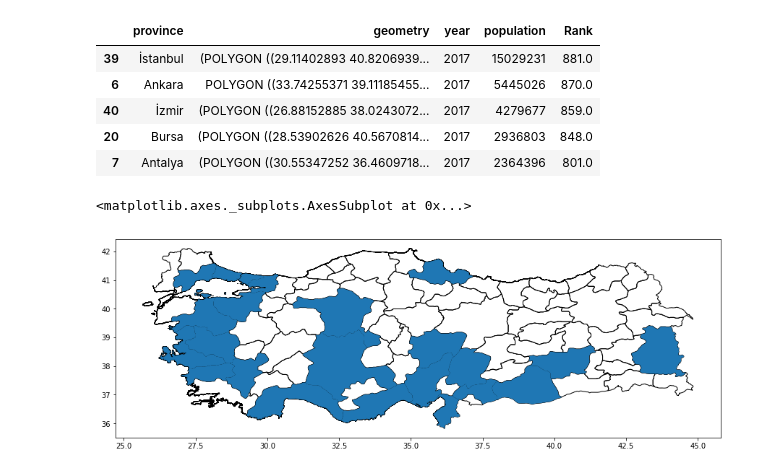
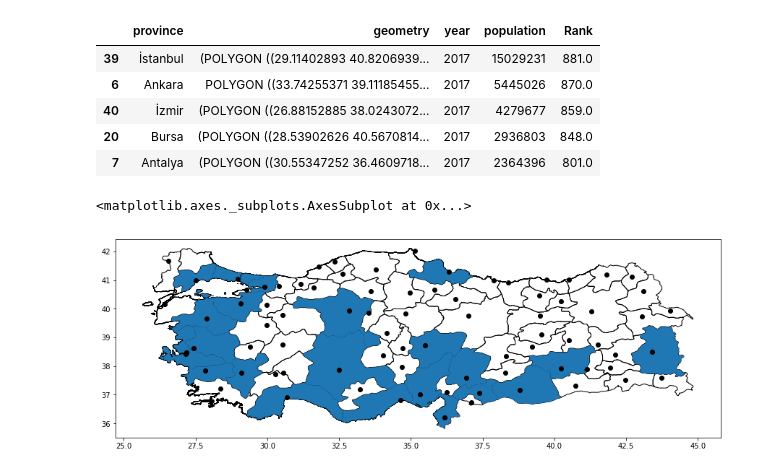
Before and after one commit to ctukel/Geopandas-projects, a Jupyter notebook: Turkeys_population.ipynb, the cells around one changed output. Drawn from its saved outputs; the diff is of its cells as text; code cells hidden in the pictures.

Commit message:
Show province center on map

```diff
--- a/Turkeys_population.ipynb
+++ b/Turkeys_population.ipynb
@@ -25,3 +25,8 @@ gadm36_TUR_0.shp Turkey in general
 gadm36_TUR_0.shp Turkey/provinces
 gadm36_TUR_0.shp Turkey/towns
 https://gadm.org/index.html shape files can be download.
+# %%
+province_centers = geopandas.read_file("zip://./data/turkey-places-shape.zip", encoding = 'utf-8')
+province_centers = province_centers.rename(columns={'name': 'province'})
+province_centers = province_centers.loc[province_centers['type'] == 'city']
+province_centers
@@ -29,7 +53,3 @@ https://gadm.org/index.html shape files can be download.
 provinces = geopandas.read_file("data/gadm36_TUR_1.shp", encoding = 'utf-8')
 provinces = provinces[['NAME_1','geometry']]
 provinces = provinces.rename(columns={'NAME_1': 'province'})
-# %%
-wrong_provinces = {'Afyon':'Afyonkarahisar'}
-provinces.replace(wrong_provinces, inplace=True)
-provinces.head()
@@ -126,7 +196,8 @@ province_rank.head()
 # %%
 ax = provinces.plot(edgecolor='k', facecolor='none', figsize=(15, 10))
 province_rank.plot(ax=ax)
+province_centers.plot(ax=ax, facecolor='k')
 # %% [output]
 <matplotlib.axes._subplots.AxesSubplot at 0x...>
-[figure, old version]
+[figure, new version]
 # %%
```
Also changed, not shown: parts of 9 cells of this notebook, 2 other files.
